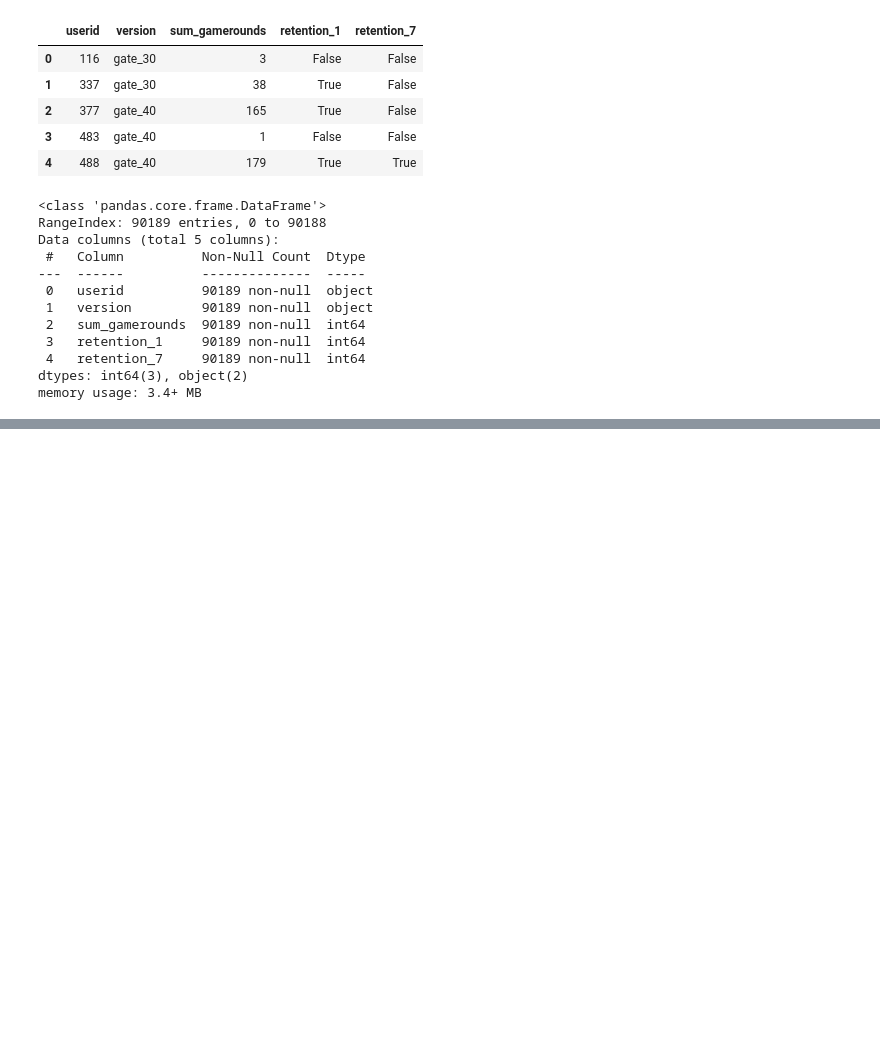
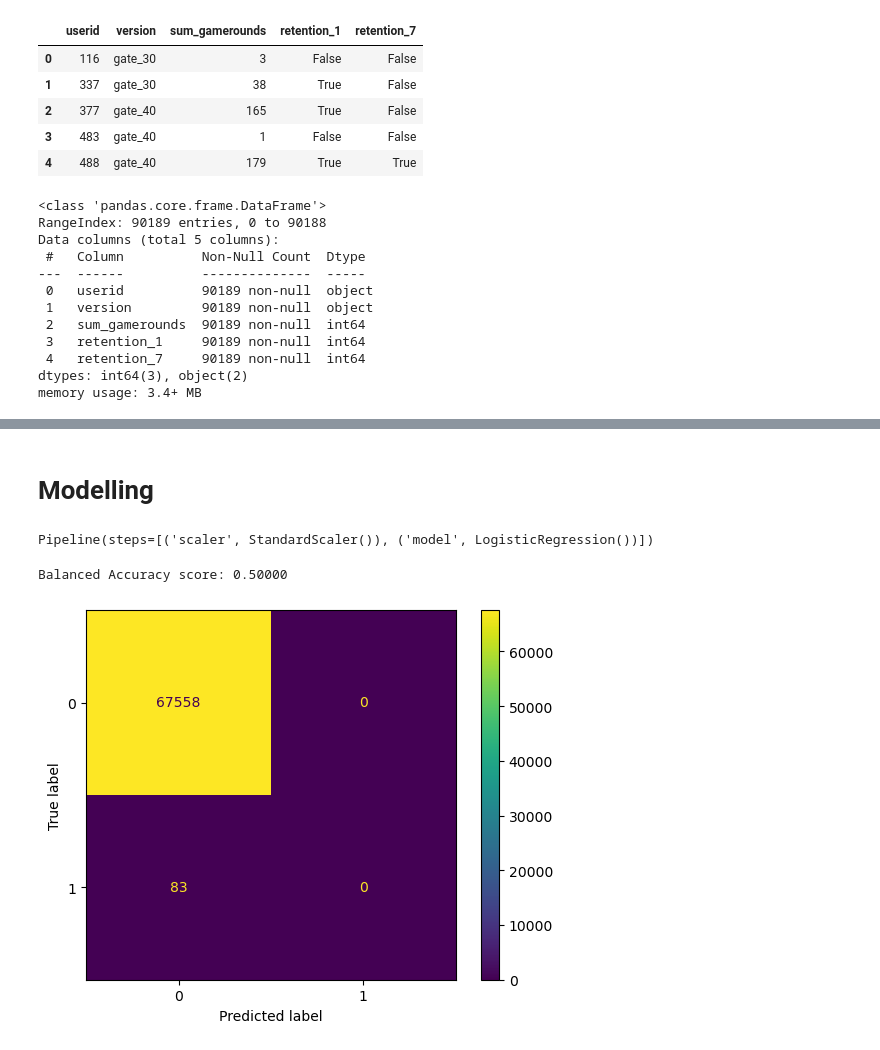
Before and after one commit to SBangarh/AB_cookie_cats, a Jupyter notebook: notebooks/bot_id.ipynb, the cells around one changed output, grey strips where cells are left out. Cells and saved outputs as stored; diff of their text form; code cells hidden in the pictures; blank space fills up the shorter version.

Commit message:
wrote conclusions for A/B testing, working on developing a model to predict suspected bots

```diff
--- a/notebooks/bot_id.ipynb
+++ b/notebooks/bot_id.ipynb
@@ -71,0 +111,43 @@ copy[copy['Bot'] == 1]
+# %% [markdown]
+# Modelling
+# %%
+#declare variables
+X = new_df.drop('Bot', axis=1)
+y = new_df['Bot']
+
+#split data
+X_train, X_test, y_train, y_test = train_test_split(X, y, shuffle=True, stratify=y)
+
+#declare pipeline
+pipeline = Pipeline(steps=[
+    ('scaler', StandardScaler()),
+    ('model', LogisticRegression())
+])
+# %%
+#fit model
+pipeline.fit(X_train, y_train)
+# %% [output]
+Pipeline(steps=[('scaler', StandardScaler()), ('model', LogisticRegression())])
+# %%
+#results
+train_pred = pipeline.predict(X_train)
+test_pred = pipeline.predict(X_test)
+
+#train_report = classification_report(y_train, train_pred)
+#test_report = classification_report(y_test, test_pred)
+
+train_balance = balanced_accuracy_score(y_train, train_pred)
+test_balance = balanced_accuracy_score(y_test, test_pred)
+# %%
+#print train results
+#print(train_report)
+print(f"Balanced Accuracy score: {train_balance:.5f}")
+
+#plot confusion matrix
+matrix = confusion_matrix(y_train, train_pred)
+disp = ConfusionMatrixDisplay(matrix)
+disp.plot()
+plt.show()
+# %% [output]
+Balanced Accuracy score: 0.50000
+[figure, added]
```
Also changed, not shown: parts of 4 cells of this notebook, 2 other files.
